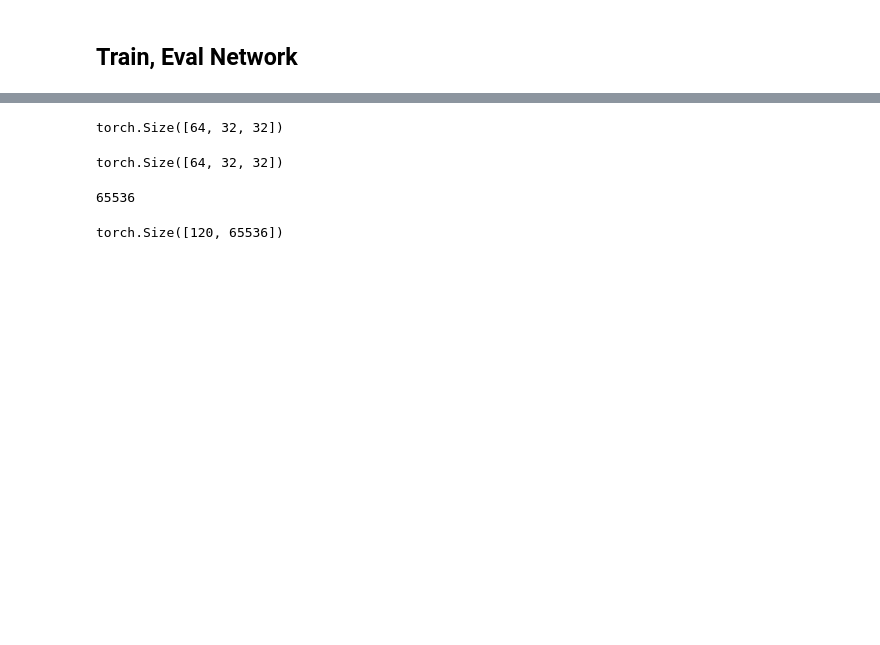
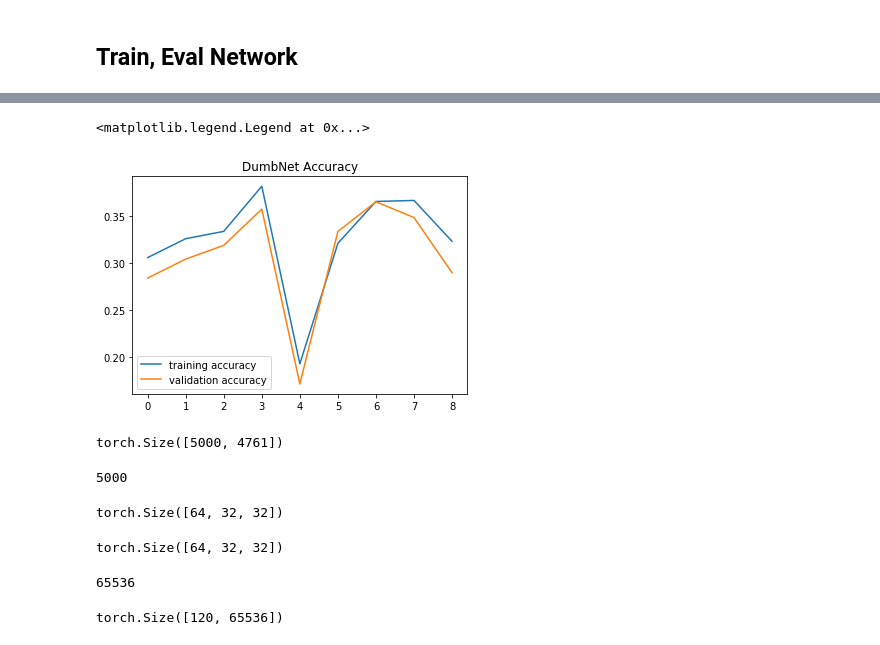
Before and after one commit to ren-e1011/DL0101, a Jupyter notebook: Tutorial2/Homework_1.ipynb, the cells around one changed output, grey strips where cells are left out. Saved outputs shown, nothing was run; the diff lists cells and outputs as text; code cells hidden in the pictures; blank space fills up the shorter version.

```diff
--- a/Tutorial2/Homework_1.ipynb
+++ b/Tutorial2/Homework_1.ipynb
@@ -401,3 +445,22 @@ for epoch in trange(n_epochs,desc='Epochs',file=sys.stdout):
+# %%
+accuracy_vs_epoch = np.array(accuracy_vs_epoch)
+
+plt.title('DumbNet Accuracy')
+plt.plot(accuracy_vs_epoch[:,0][1:],label='training accuracy')
+plt.plot(accuracy_vs_epoch[:,1][1:],label='validation accuracy')
+
+plt.legend()
+# %% [output]
+<matplotlib.legend.Legend at 0x...>
+[figure, added]
+# %%
+validation_tensor.size()
+# %% [output]
+torch.Size([5000, 4761])
+# %%
+len(validation_labels)
+# %% [output]
+5000
 # %%
 torch.rand([120, 64, 32, 32]).size()[1:]
 # %% [output]
```
Also changed, not shown: parts of 14 cells of this notebook.
